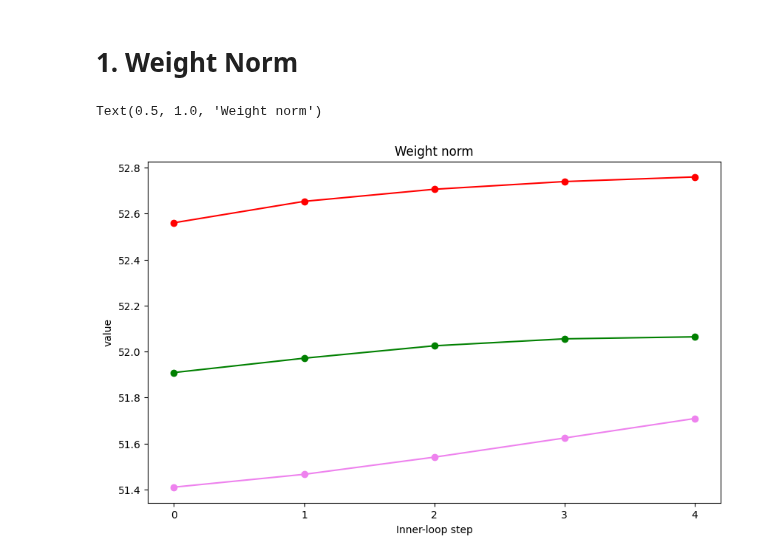
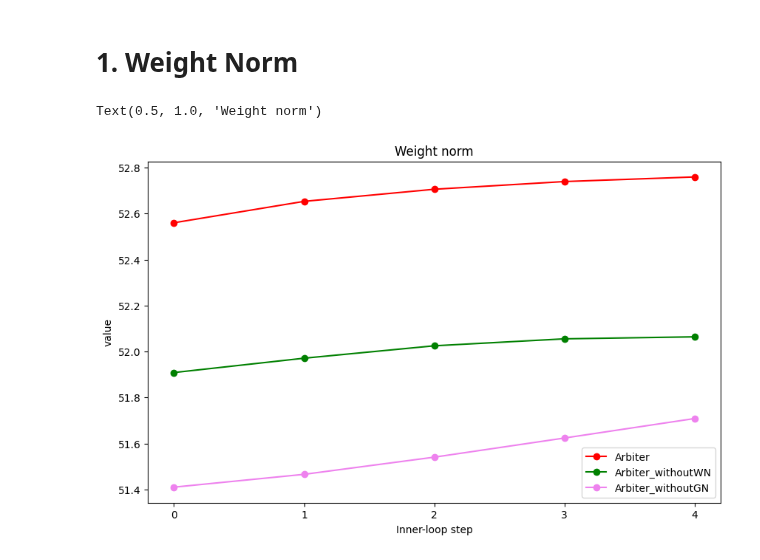
Before and after one commit to SKKUJMLim/MAML, a Jupyter notebook: Test_jupyternotebook/Analytics_integration_Step_ablation.ipynb, the cells around one changed output. Saved outputs shown, nothing was run; the diff lists cells and outputs as text; code cells hidden in the pictures.

```diff
--- a/Test_jupyternotebook/Analytics_integration_Step_ablation.ipynb
+++ b/Test_jupyternotebook/Analytics_integration_Step_ablation.ipynb
@@ -38,32 +38,32 @@ for name, group in maml_per_inner_loop_step:
 x = range(len(group_names))
 
 maml_mean_df = maml_per_inner_loop_step['all_weights_norm'].mean()
 arbiter_mean_df = arbiter_per_inner_loop_step['all_weights_norm'].mean()
 arbiter_withoutWN_mean_df = arbiter_withoutWN_per_inner_loop_step['all_weights_norm'].mean()
 arbiter_withoutGN_mean_df = arbiter_withoutGN_per_inner_loop_step['all_weights_norm'].mean()
 
 maml_means = maml_mean_df.values
 arbiter_means = arbiter_mean_df.values
 arbiter_withoutWN_means = arbiter_withoutWN_mean_df.values
 arbiter_withoutGN_means = arbiter_withoutGN_mean_df.values
 
 # 데이터에 로그 변환 적용
 # maml_means = np.log(maml_means)
 # arbiter_means = np.log(arbiter_means)
 # arbiter_withoutWN_means = np.log(arbiter_withoutWN_means)
 
 # 꺾은선 그래프를 그립니다
 plt.figure(figsize=(10, 6))
 #plt.plot(x, maml_means, '-o', color='b', label='MAML')
 plt.plot(x, arbiter_means, '-o', color='r', label='Arbiter')
 plt.plot(x, arbiter_withoutWN_means, '-o', color='g', label='Arbiter_withoutWN')
 plt.plot(x, arbiter_withoutGN_means, '-o', color='violet', label='Arbiter_withoutGN')
 
-
+plt.legend()
 plt.xticks(x, group_names)
 plt.xlabel('Inner-loop step')
 plt.ylabel('value')
 plt.title('Weight norm')
 # %% [output]
 Text(0.5, 1.0, 'Weight norm')
-[figure, old version]
+[figure, new version]
```
Also changed, not shown: parts of 1 cell of this notebook, 1 other file.
